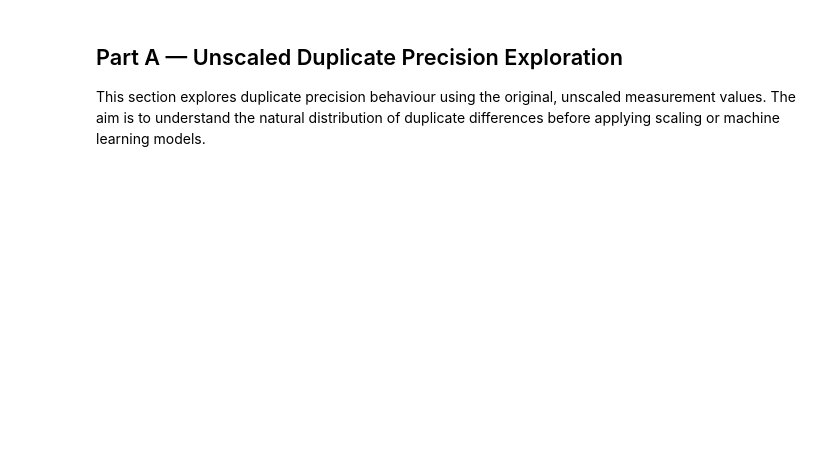
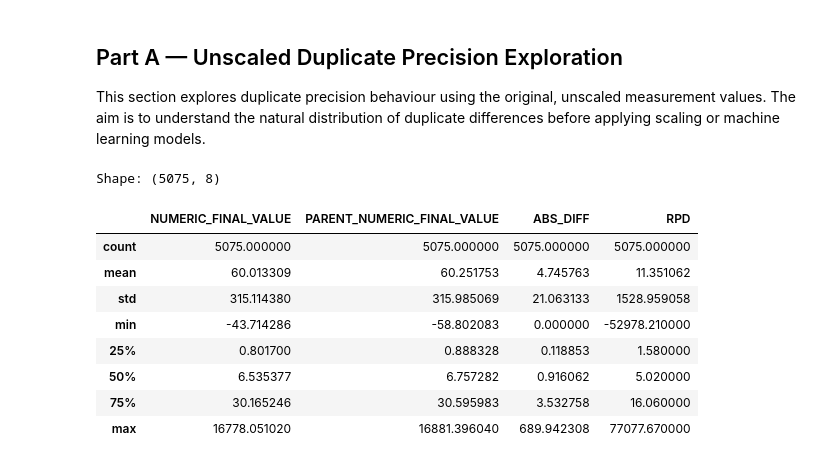
Before and after one commit to Jettiz/QUT-Capstone-Team-32-Datamine-QC-Quality-Control, a Jupyter notebook: notebooks/04_qc_duplicate_analysis.ipynb, the cells around one changed output. Drawn from its saved outputs; the diff is of its cells as text; code cells hidden in the pictures; blank space fills up the shorter version.

```diff
--- a/notebooks/04_qc_duplicate_analysis.ipynb
+++ b/notebooks/04_qc_duplicate_analysis.ipynb
@@ -287,28 +356,0 @@ df_replicates_model.head(10)
-# %%
-# Add precision statistics to duplicate dataset
-df_duplicates["ABS_DIFF"] = abs(
-    df_duplicates["NUMERIC_FINAL_VALUE"] - df_duplicates["PARENT_NUMERIC_FINAL_VALUE"]
-)
-
-df_duplicates["MEAN_CONC"] = (
-    df_duplicates["NUMERIC_FINAL_VALUE"] + df_duplicates["PARENT_NUMERIC_FINAL_VALUE"]
-) / 2
-
-df_duplicates["RPD"] = np.where(
-    df_duplicates["MEAN_CONC"] != 0,
-    df_duplicates["ABS_DIFF"] / df_duplicates["MEAN_CONC"] * 100,
-    np.nan
-)
-
-# Inspect the new columns
-df_duplicates[
-    [
-        "NUMERIC_FINAL_VALUE",
-        "PARENT_NUMERIC_FINAL_VALUE",
-        "ABS_DIFF",
-        "MEAN_CONC",
-        "RPD"
-    ]
-].head()
-
-df_duplicates
@@ -333,17 +373,27 @@ This section explores duplicate precision behaviour using the original, unscaled
 # %%
 # Check the resulting feature dataset
 print("Shape:", df_duplicates.shape)
 
-df_duplicates[
+df_duplicates_model[
     [
         "NUMERIC_FINAL_VALUE",
         "PARENT_NUMERIC_FINAL_VALUE",
         "ABS_DIFF",
         "RPD",
-        "MEAN_VALUE",
-        "LOG_MEAN"
+
     ]
 ].describe()
+# %% [output]
+Shape: (5075, 8)
+|  | NUMERIC_FINAL_VALUE | PARENT_NUMERIC_FINAL_VALUE | ABS_DIFF | RPD |
+| count | 5075.000000 | 5075.000000 | 5075.000000 | 5075.000000 |
+| mean | 60.013309 | 60.251753 | 4.745763 | 11.351062 |
+| std | 315.114380 | 315.985069 | 21.063133 | 1528.959058 |
+| min | -43.714286 | -58.802083 | 0.000000 | -52978.210000 |
+| 25% | 0.801700 | 0.888328 | 0.118853 | 1.580000 |
+| 50% | 6.535377 | 6.757282 | 0.916062 | 5.020000 |
+| 75% | 30.165246 | 30.595983 | 3.532758 | 16.060000 |
+| max | 16778.051020 | 16881.396040 | 689.942308 | 77077.670000 |
 # %%
 df_duplicates_BI = df_duplicates[df_duplicates["ANALYTE_CODE"] == "BI"].copy()
 
```
Also changed, not shown: parts of 12 cells of this notebook.
